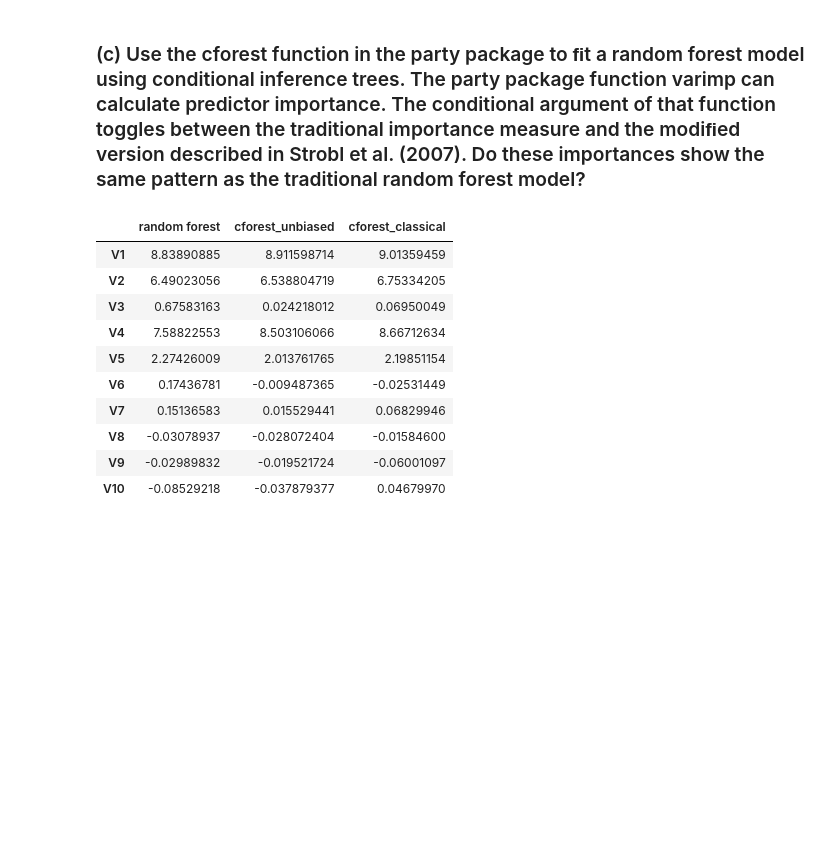
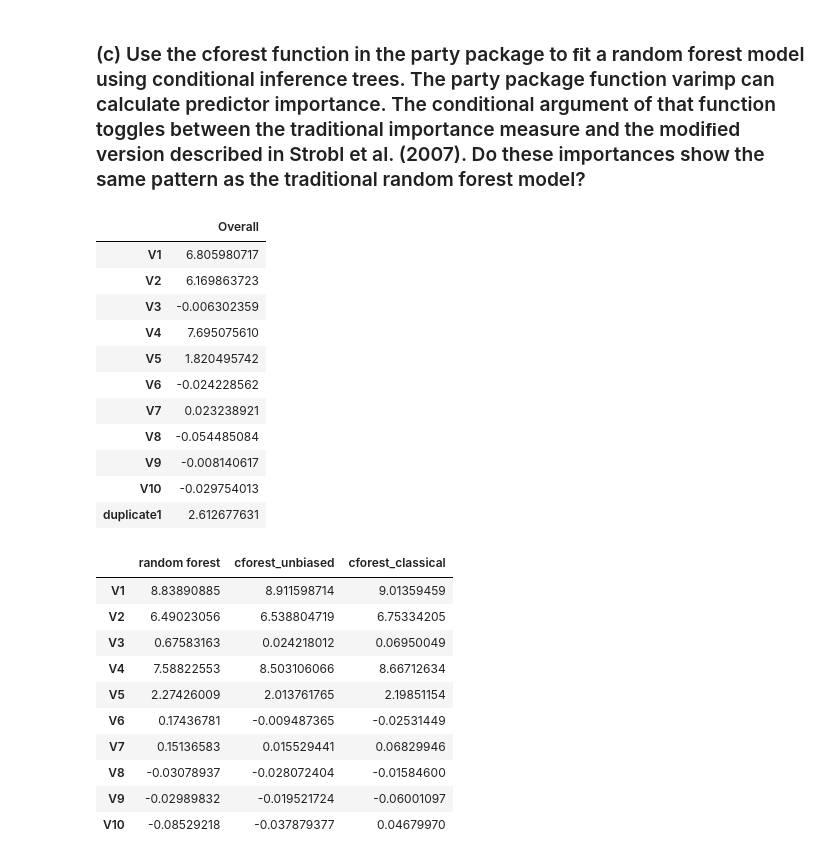
Before and after one commit to yoonoh930/APMExercise, a Jupyter notebook: Chpt_8/Computing.ipynb, the cells around one changed output. Saved outputs shown, nothing was run; the diff lists cells and outputs as text; code cells hidden in the pictures; blank space fills up the shorter version.

```diff
--- a/Chpt_8/Computing.ipynb
+++ b/Chpt_8/Computing.ipynb
@@ -124,6 +124,21 @@ model4 <- cforest(y ~ ., data=simulated_ori,
 # %%
 d <- data.frame(varImp(model1, scale = FALSE), varImp(model3), varImp(model4))
 colnames(d) <- c("random forest", "cforest_unbiased", "cforest_classical")
+# %%
+varImp(model3)
+# %% [output]
+|  | Overall |
+| V1 | 6.805980717 |
+| V2 | 6.169863723 |
+| V3 | -0.006302359 |
+| V4 | 7.695075610 |
+| V5 | 1.820495742 |
+| V6 | -0.024228562 |
+| V7 | 0.023238921 |
+| V8 | -0.054485084 |
+| V9 | -0.008140617 |
+| V10 | -0.029754013 |
+| duplicate1 | 2.612677631 |
 # %%
 d
 # %% [output]
```
Also changed, not shown: parts of 17 cells of this notebook.
